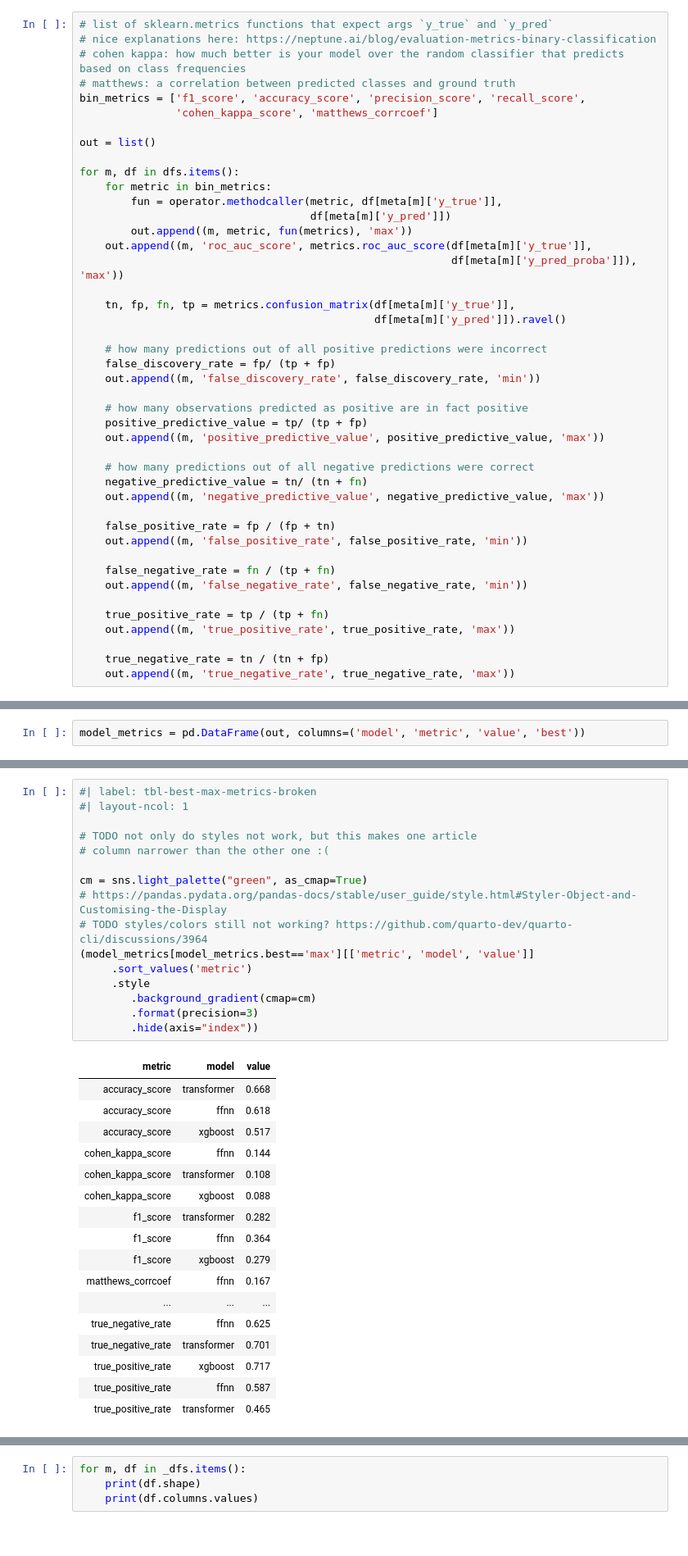
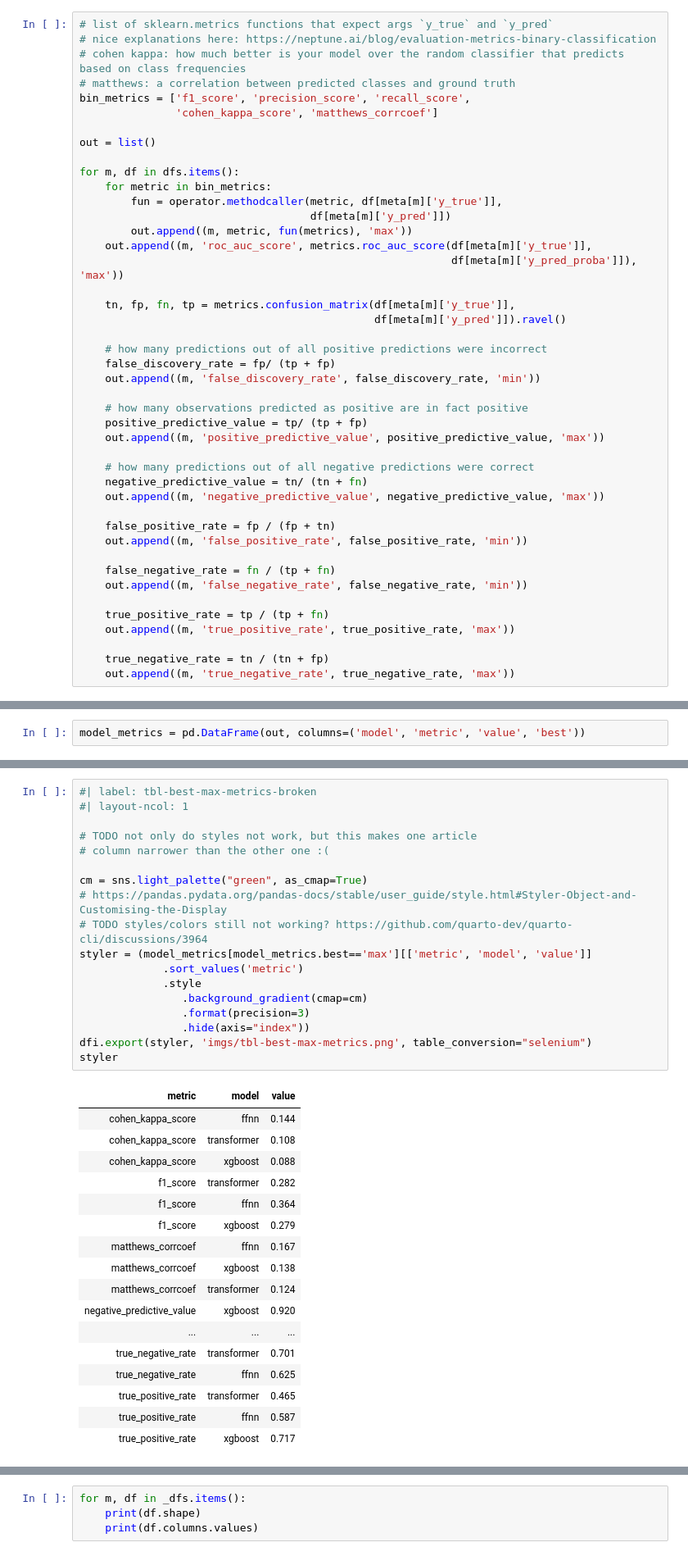
Before and after one commit to ewheeler/foresight, a Jupyter notebook: docs/hes_final/figs.ipynb, the cells around one changed output, grey strips where cells are left out. Shown at 82% size. Drawn from its saved outputs; the diff is of its cells as text.

```diff
--- a/docs/hes_final/figs.ipynb
+++ b/docs/hes_final/figs.ipynb
@@ -186,7 +208,7 @@ _dfa[_dfa['y_true'].ne(_dfa['y_true_x'])][['y_true', 'y_true_t', 'y_true_x']]
 # nice explanations here: https://neptune.ai/blog/evaluation-metrics-binary-classification
 # cohen kappa: how much better is your model over the random classifier that predicts based on class frequencies
 # matthews: a correlation between predicted classes and ground truth
-bin_metrics = ['f1_score', 'accuracy_score', 'precision_score', 'recall_score',
+bin_metrics = ['f1_score', 'precision_score', 'recall_score',
                'cohen_kappa_score', 'matthews_corrcoef']
 
 out = list()
@@ -290,24 +313,23 @@ cm = sns.light_palette("red", as_cmap=True)
 # %%
 #| label: tbl-best-max-metrics-broken
 #| layout-ncol: 1
 
 # TODO not only do styles not work, but this makes one article
 # column narrower than the other one :(
 
 cm = sns.light_palette("green", as_cmap=True)
 # https://pandas.pydata.org/pandas-docs/stable/user_guide/style.html#Styler-Object-and-Customising-the-Display
 # TODO styles/colors still not working? https://github.com/quarto-dev/quarto-cli/discussions/3964
-(model_metrics[model_metrics.best=='max'][['metric', 'model', 'value']]
-     .sort_values('metric')
-     .style
-        .background_gradient(cmap=cm)
-        .format(precision=3)
-        .hide(axis="index"))
+styler = (model_metrics[model_metrics.best=='max'][['metric', 'model', 'value']]
+             .sort_values('metric')
+             .style
+                .background_gradient(cmap=cm)
+                .format(precision=3)
+                .hide(axis="index"))
+dfi.export(styler, 'imgs/tbl-best-max-metrics.png', table_conversion="selenium")
+styler
 # %% [output]
 | metric | model | value |
-| accuracy_score | transformer | 0.668 |
-| accuracy_score | ffnn | 0.618 |
-| accuracy_score | xgboost | 0.517 |
 | cohen_kappa_score | ffnn | 0.144 |
 | cohen_kappa_score | transformer | 0.108 |
 | cohen_kappa_score | xgboost | 0.088 |
@@ -315,12 +337,15 @@ cm = sns.light_palette("green", as_cmap=True)
 | f1_score | ffnn | 0.364 |
 | f1_score | xgboost | 0.279 |
 | matthews_corrcoef | ffnn | 0.167 |
+| matthews_corrcoef | xgboost | 0.138 |
+| matthews_corrcoef | transformer | 0.124 |
+| negative_predictive_value | xgboost | 0.920 |
 | ... | ... | ... |
+| true_negative_rate | transformer | 0.701 |
 | true_negative_rate | ffnn | 0.625 |
-| true_negative_rate | transformer | 0.701 |
+| true_positive_rate | transformer | 0.465 |
+| true_positive_rate | ffnn | 0.587 |
 | true_positive_rate | xgboost | 0.717 |
-| true_positive_rate | ffnn | 0.587 |
-| true_positive_rate | transformer | 0.465 |
 # %%
 #| label: tbl-best-max-metrics
 #| fig-cap: "Binary classification model metrics (max value is best)"
```
Also changed, not shown: parts of 11 cells of this notebook, 1 other file.
